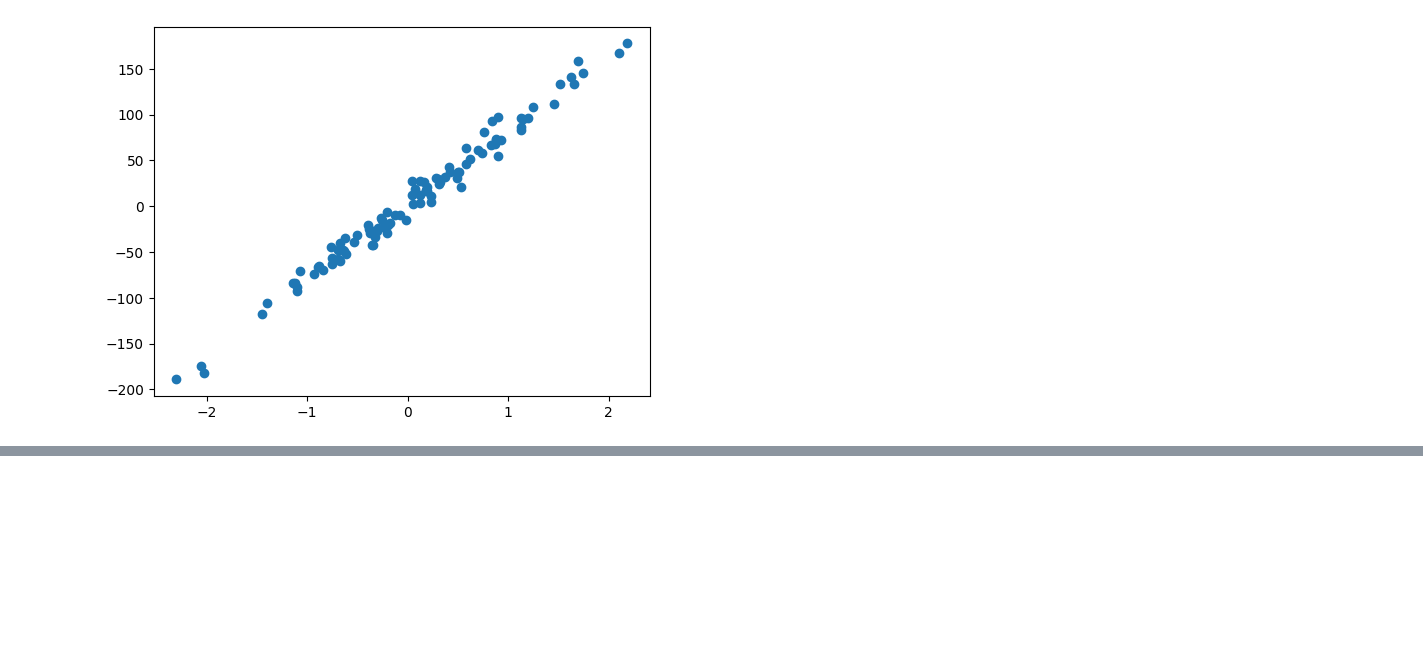
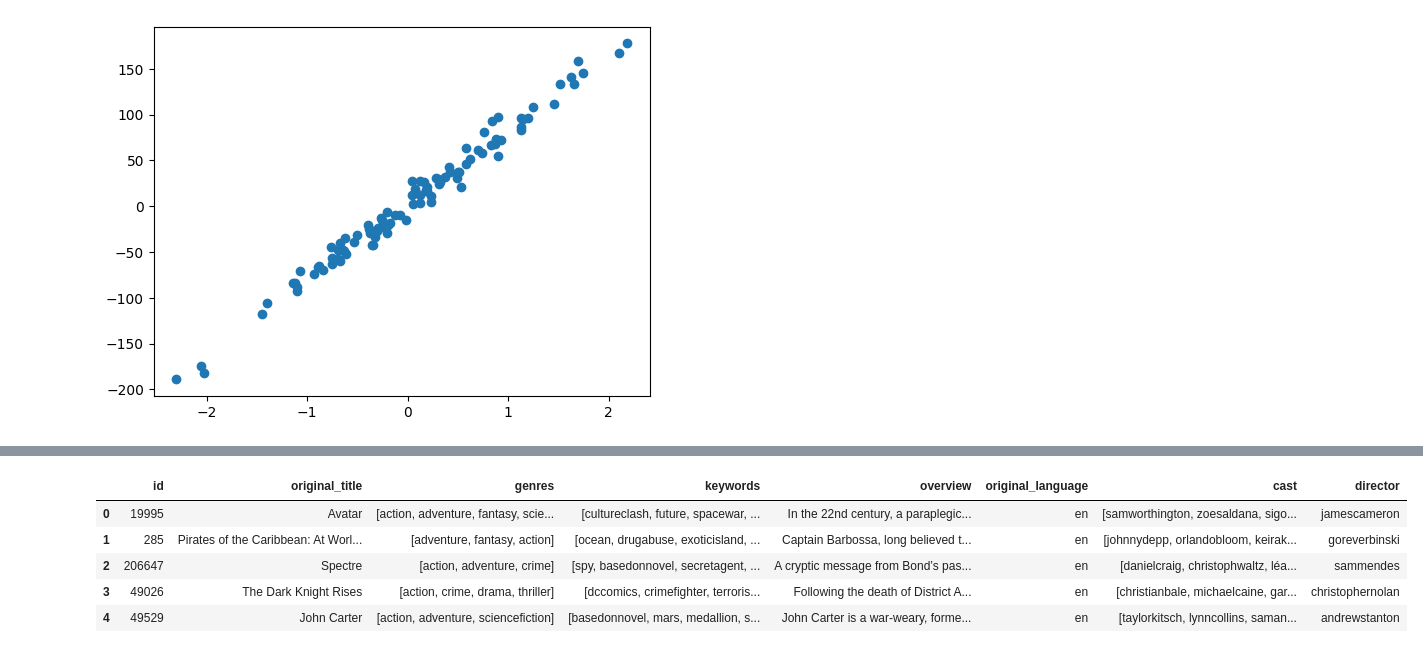
Before and after one commit to MeowOhMeow/probability-practice, a Jupyter notebook: 0520練習.ipynb, the cells around one changed output, grey strips where cells are left out. Drawn from its saved outputs; the diff is of its cells as text; code cells hidden in the pictures; blank space fills up the shorter version.

```diff
--- a/0520練習.ipynb
+++ b/0520練習.ipynb
@@ -16,7 +18,8 @@ import matplotlib.pyplot as plt
 # %% [markdown]
 用datasets.make_regression()產生資料，並用matplotlib.pyplot.scatter()畫出來。
 # %%
-x, y = datasets.make_regression(n_samples=100, n_features=1, noise=10, random_state=1)
+x, y = datasets.make_regression(
+    n_samples=100, n_features=1, noise=10, random_state=1)
 plt.scatter(x, y)
 plt.show()
 # %% [output]
@@ -31,3 +34,4 @@ credits = pd.read_csv(path + '/data/tmdb_5000_credits.csv')
 # print(credits.head())
 
 credits.columns = ['id', 'title', 'cast', 'crew']
+all_movies = movies.merge(credits, on='id')
@@ -51,0 +38,7 @@ credits.columns = ['id', 'title', 'cast', 'crew']
+# %%
+
+df = all_movies[['id', 'original_title', 'genres', 'keywords',
+                 'overview', 'original_language', 'cast', 'crew']]
+features = ['genres', 'keywords', 'cast', 'crew']
+for feature in features:
+    df[feature] = df[feature].apply(literal_eval)
@@ -51,0 +123,23 @@ credits.columns = ['id', 'title', 'cast', 'crew']
+# %%
+def clean_feat(x):
+    if isinstance(x, list):
+        return [str.lower(i.replace(" ", "")) for i in x]
+    else:
+        if isinstance(x, str):
+            return str.lower(x.replace(" ", ""))
+        else:
+            return ''
+
+
+features = ['genres', 'keywords', 'cast', 'director']
+for feature in features:
+    df[feature] = df[feature].apply(clean_feat)
+# %%
+df.head()
+# %% [output]
+|  | id | original_title | genres | keywords | overview | original_language | cast | director |
+| 0 | 19995 | Avatar | [action, adventure, fantasy, scie... | [cultureclash, future, spacewar, ... | In the 22nd century, a paraplegic... | en | [samworthington, zoesaldana, sigo... | jamescameron |
+| 1 | 285 | Pirates of the Caribbean: At Worl... | [adventure, fantasy, action] | [ocean, drugabuse, exoticisland, ... | Captain Barbossa, long believed t... | en | [johnnydepp, orlandobloom, keirak... | goreverbinski |
+| 2 | 206647 | Spectre | [action, adventure, crime] | [spy, basedonnovel, secretagent, ... | A cryptic message from Bond’s pas... | en | [danielcraig, christophwaltz, léa... | sammendes |
+| 3 | 49026 | The Dark Knight Rises | [action, crime, drama, thriller] | [dccomics, crimefighter, terroris... | Following the death of District A... | en | [christianbale, michaelcaine, gar... | christophernolan |
+| 4 | 49529 | John Carter | [action, adventure, sciencefiction] | [basedonnovel, mars, medallion, s... | John Carter is a war-weary, forme... | en | [taylorkitsch, lynncollins, saman... | andrewstanton |
```
Also changed, not shown: parts of 13 cells of this notebook.
